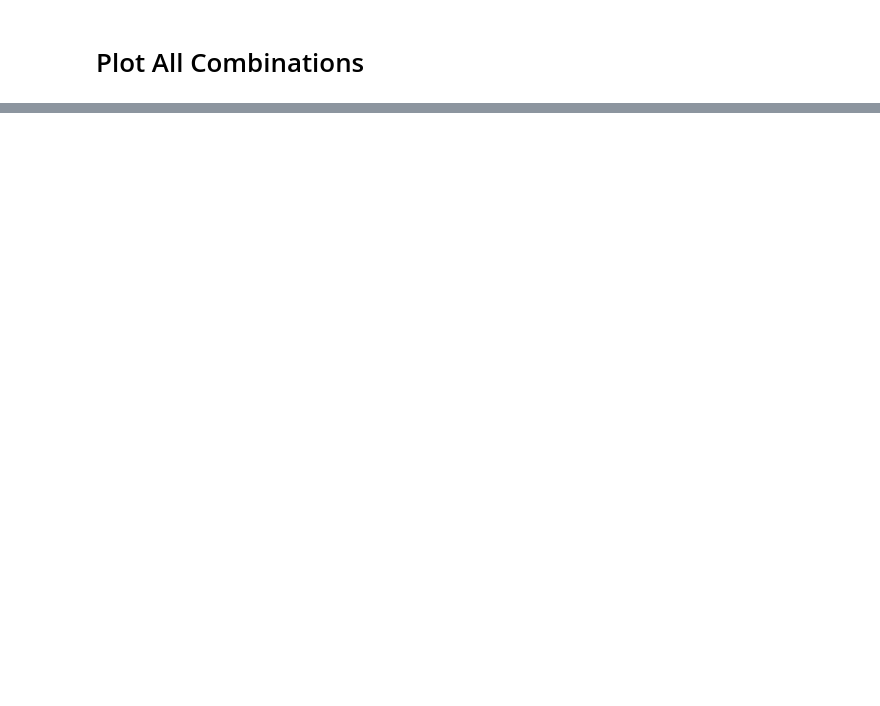
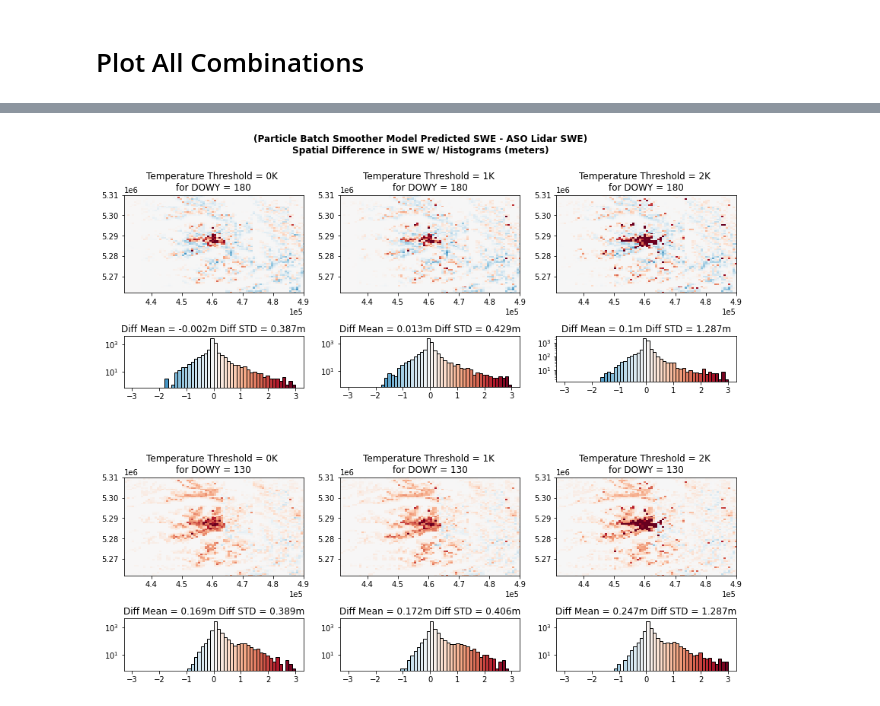
Before and after one commit to bessoh2/SnowHydro, a Jupyter notebook: plot_all_combinations.ipynb, the cells around one changed output, grey strips where cells are left out. Saved outputs shown, nothing was run; the diff lists cells and outputs as text; code cells hidden in the pictures; blank space fills up the shorter version.

```diff
--- a/plot_all_combinations.ipynb
+++ b/plot_all_combinations.ipynb
@@ -108,0 +136,31 @@ for c, d in enumerate(day_num):
+# %%
+f, ax = plt.subplots(4,3,figsize=(12,11))
+f.suptitle('(Particle Batch Smoother Model Predicted SWE - ASO Lidar SWE) \nSpatial Difference in SWE w/ Histograms (meters) \n',fontsize='large', fontweight='bold')
+day_num = [day_num_1,day_num_2]
+threshold = [threshold_0,threshold_1,threshold_2]
+
+nbins = 50
+colors = plt.get_cmap('RdBu_r')(np.linspace(0, 1, nbins))
+
+for c, d in enumerate(day_num):
+    for r, t in enumerate(threshold):
+
+        n, bins, patches = difference[r,c].squeeze().plot.hist(ax=ax[2*c+1,r],log=True,bins=nbins,range=(-3,3),edgecolor='black')
+        for patch, color in zip(patches, colors):
+            patch.set_facecolor(color)
+
+        difference[r,c].squeeze().plot.imshow(ax=ax[2*c,r],vmin=-3,vmax=3,cmap='RdBu_r',add_colorbar=False)
+        ax[2*c+1,r].set_title(f'Diff Mean = {round(float(difference[r,c].mean()),3)}m Diff STD = {round(float(difference[r,c].std()),3)}m')
+        ax[2*c,r].set_title(f'Temperature Threshold = {t}K \nfor DOWY = {d}')
+        ax[2*c,r].set_xlim([431000, 490000])
+        ax[2*c,r].set_ylim([5.262e6, 5.31e6])
+        #ax[2*c,r].add_artist(ScaleBar(1.0))
+        ax[2*c,r].set(xlabel='',ylabel='')
+        ax[2*c-1,r].set_anchor('N')
+        ax[2*c,r].set_anchor('S')
+        #ax[2*c,r].set_aspect(1)
+        ax[2*c,r].ticklabel_format(style='sci', axis='x', scilimits=(0,0))
+        ax[2*c-1,r].set_aspect(0.5)
+plt.tight_layout()
+# %% [output]
+[figure, added]
```
Also changed, not shown: parts of 2 cells of this notebook.
